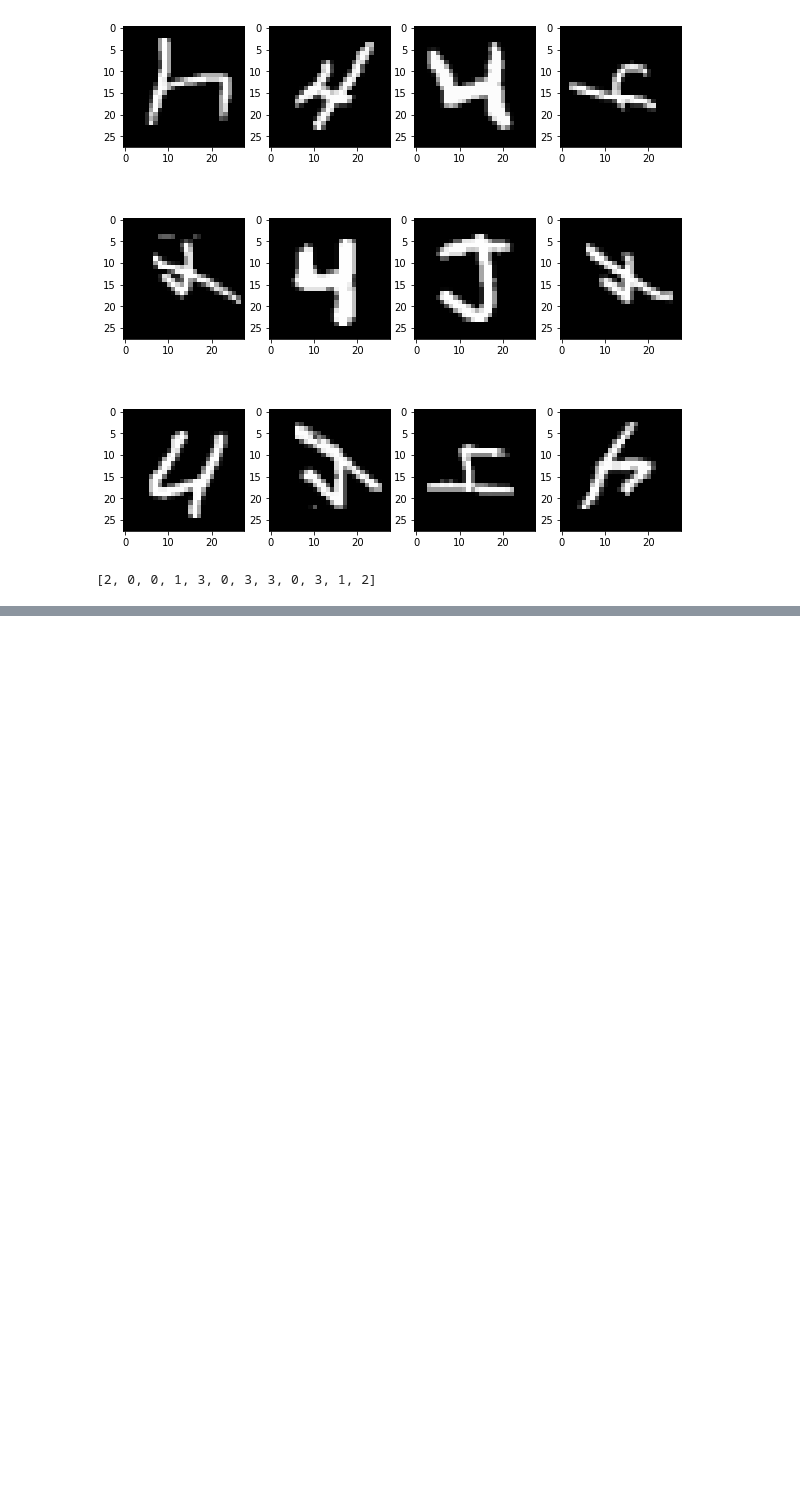
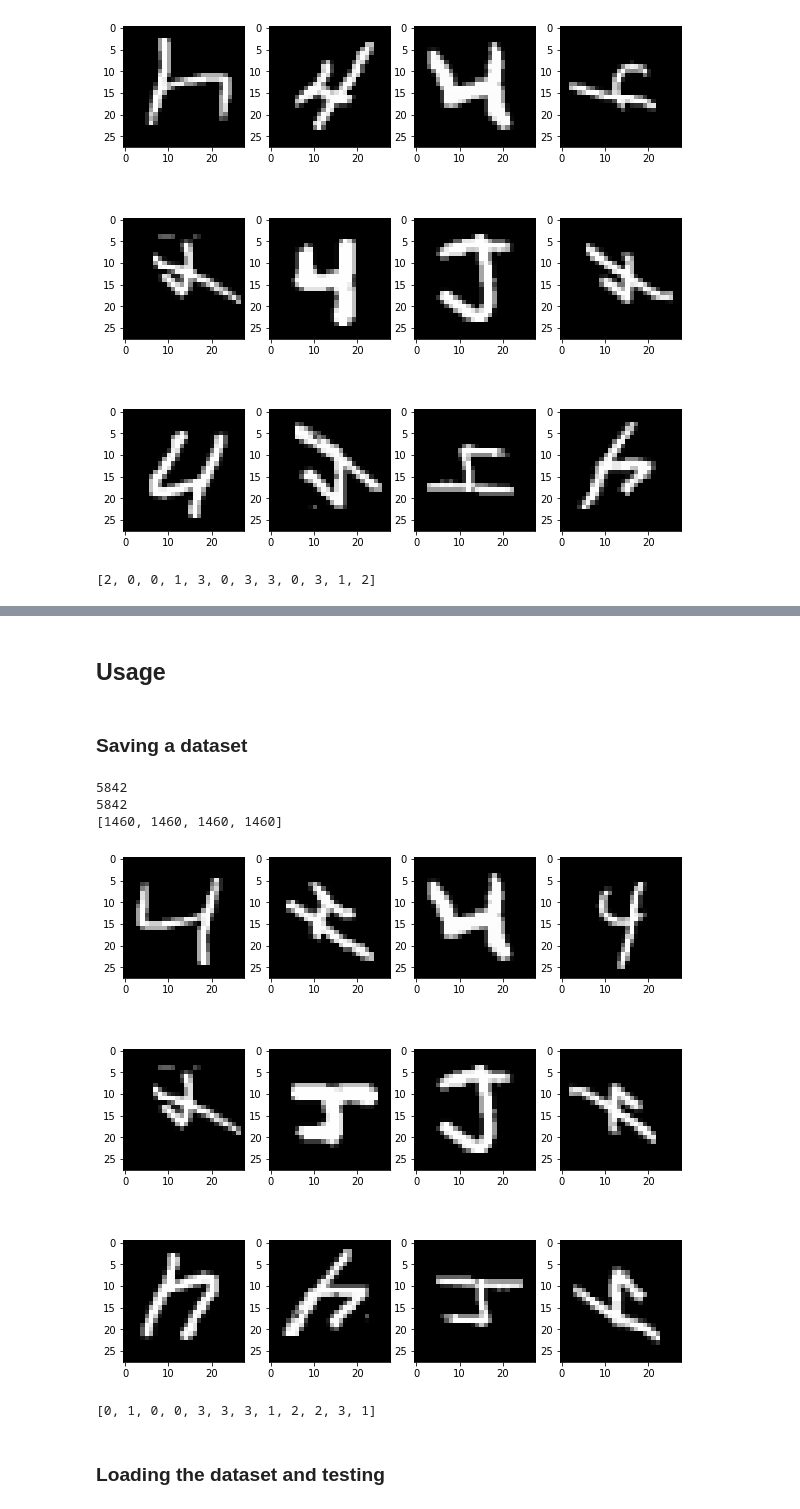
Before and after one commit to PratikGarai/MNIST-Federated, a Jupyter notebook: 04_Orientation_Model/Dataset Generation.ipynb, the cells around one changed output, grey strips where cells are left out. Drawn from its saved outputs; the diff is of its cells as text; code cells hidden in the pictures; blank space fills up the shorter version.

Commit message:
Loading and Saving data done

```diff
--- a/04_Orientation_Model/Dataset Generation.ipynb
+++ b/04_Orientation_Model/Dataset Generation.ipynb
@@ -88,0 +107,56 @@ print(yr4[:12])
+# %%
+def getDataset(datax, datay, target, limit=-1, counts=None, plotDemo=None) :
+    x,y,count = filterAndLimit(target, limit, datax, datay)
+    x,y,counts = getRandomOrientationData(x, counts)
+    if plotDemo :
+        printGridSlice(x, *plotDemo)
+    return x,y,counts
+# %%
+class Dataset :
+    def __init__(self, x = [], y = [], counts = [0, 0, 0, 0]) :
+        self.x = x
+        self.y = y
+        self.length = len(x)
+        self.distribution = counts
+
+    def save(self, filename) :
+        with open(f'{filename}.pickle', 'wb') as handle:
+            pickle.dump(self, handle, protocol=pickle.HIGHEST_PROTOCOL)
+
+    def load(self, filename) :
+        with open(f'{filename}.pickle', 'rb') as handle:
+            b = pickle.load(handle)
+            self.x = b.x
+            self.y = b.y
+            self.length = len(b.x)
+            self.distribution = b.distribution
+
+    def printSlice(self, m, n) :
+        assert m*n <= self.length
+        for i in range(m*n) :
+            ax = plt.subplot(m, n, i+1)
+            plt.imshow(self.x[i], cmap="gray")
+        plt.show()
+        print(self.y[:m*n])
+# %% [markdown]
+## Usage
+# %%
+f_name = "sampleDataset"
+# %% [markdown]
+### Saving a dataset
+# %%
+x, y, counts = getDataset(x_train, y_train, 4)
+d = Dataset(x, y, counts)
+d.save(f_name)
+print(len(d.x))
+print(len(d.y))
+print(d.distribution)
+d.printSlice(3, 4)
+# %% [output]
+5842
+5842
+[1460, 1460, 1460, 1460]
+[figure, added]
+[0, 1, 0, 0, 3, 3, 3, 1, 2, 2, 3, 1]
+# %% [markdown]
+### Loading the dataset and testing
```
Also changed, not shown: parts of 11 cells of this notebook, 1 other file.
